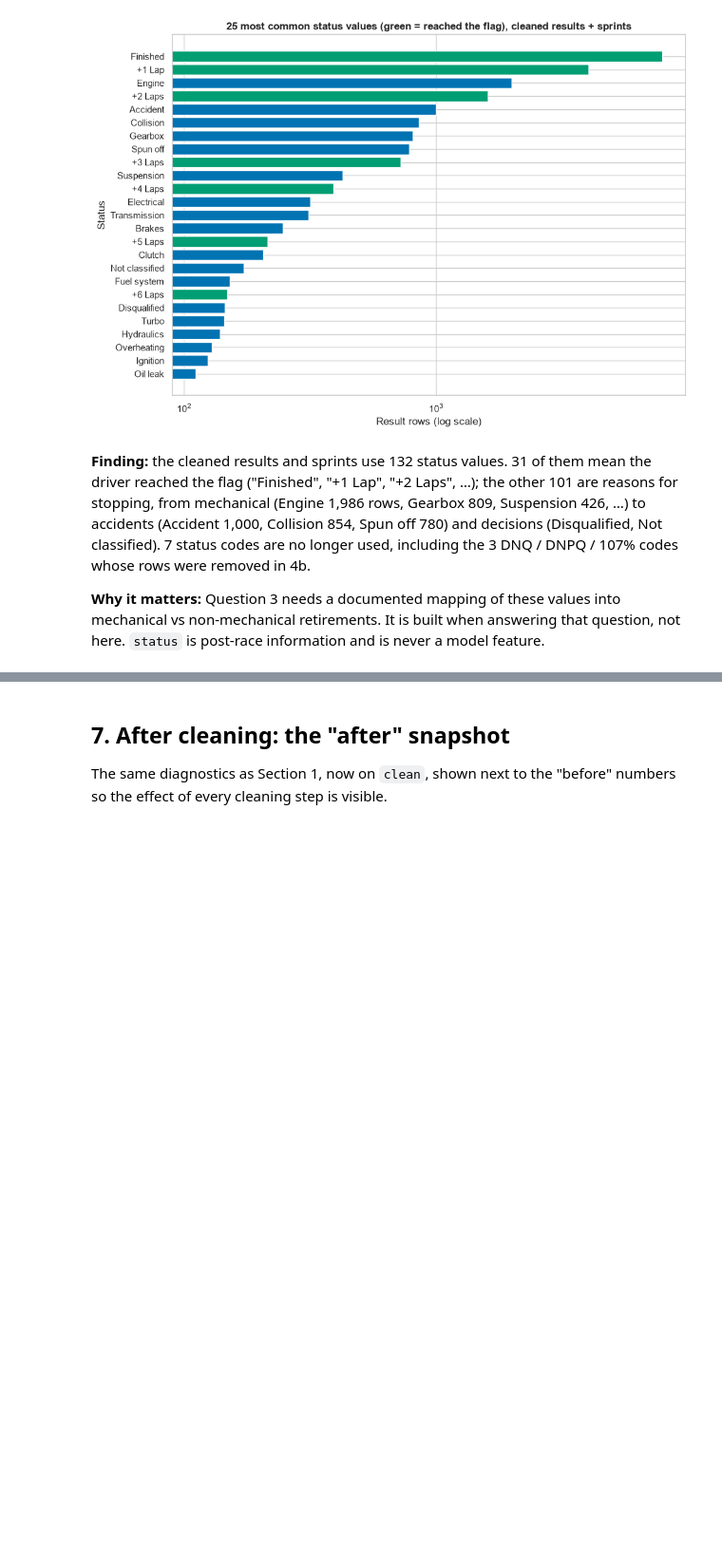
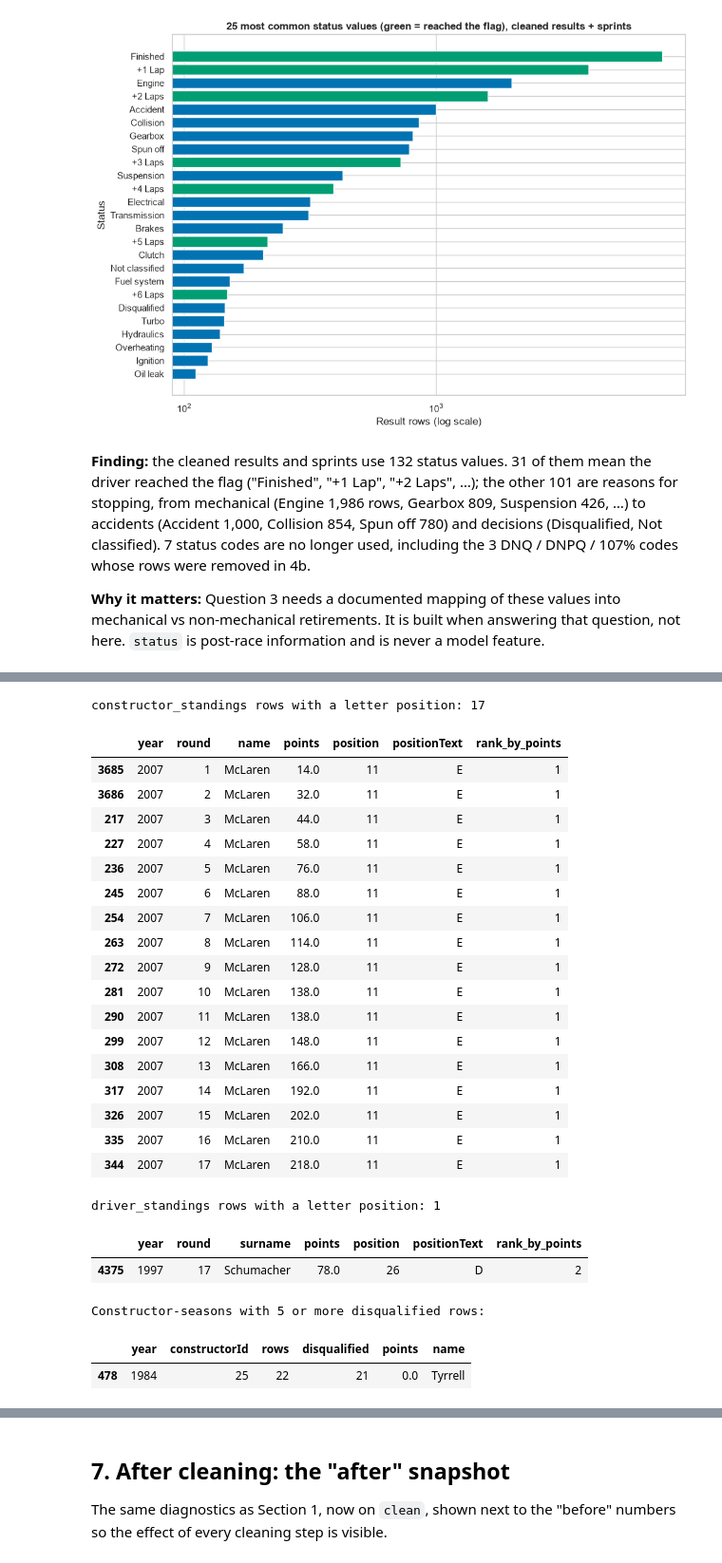
Before and after one commit to OmarOsama55/ACL_F1, a Jupyter notebook: notebooks/01_data_cleaning_audit.ipynb, the cells around one changed output, grey strips where cells are left out. Shown at 95% size. Saved outputs shown, nothing was run; the diff lists cells and outputs as text; code cells hidden in the pictures; blank space fills up the shorter version.

```diff
--- a/notebooks/01_data_cleaning_audit.ipynb
+++ b/notebooks/01_data_cleaning_audit.ipynb
@@ -1823,7 +1911,7 @@ Duplicate (raceId, driverId) pairs: 61, rows: 125, races: 36, seasons 1950–196
 # For each of these drivers, show every row of both cars he appears in, in the order they were recorded.
 ORDER_CASES = [(1951, "French Grand Prix", "Ascari"), (1954, "Belgian Grand Prix", "González"),
                (1956, "French Grand Prix", "da Silva Ramos"), (1961, "British Grand Prix", "Moss")]
-all_rows = with_context(clean["results"]).merge(drivers_per_car(clean["results"]), on=["raceId", "number"])
+all_rows = with_context(clean["results"]).merge(drivers_per_car(clean["results"]), on=   ["raceId", "constructorId", "number"])
 for year, race, driver in ORDER_CASES:
     mine = all_rows.query("year == @year and name == @race and surname == @driver")
     cars = all_rows[(all_rows["raceId"] == mine["raceId"].iloc[0]) & all_rows["number"].isin(mine["number"])]
@@ -2152,0 +2245,54 @@ plt.show()
+# %%
+# ── 6b. Retroactive exclusions · SEE: standings positions that are letters, and what the points say ─
+cs = (clean["constructor_standings"]
+      .merge(clean["races"][["raceId", "year", "round"]], on="raceId")
+      .merge(clean["constructors"][["constructorId", "name"]], on="constructorId"))
+cs["rank_by_points"] = cs.groupby("raceId")["points"].rank(method="min", ascending=False).astype(int)
+ds = (clean["driver_standings"]
+      .merge(clean["races"][["raceId", "year", "round"]], on="raceId")
+      .merge(clean["drivers"][["driverId", "surname"]], on="driverId"))
+ds["rank_by_points"] = ds.groupby("raceId")["points"].rank(method="min", ascending=False).astype(int)
+
+cs_odd = cs[~cs["positionText"].str.fullmatch(r"\d+")]
+ds_odd = ds[~ds["positionText"].str.fullmatch(r"\d+")]
+print(f"constructor_standings rows with a letter position: {len(cs_odd)}")
+display(cs_odd.sort_values("round")[["year", "round", "name", "points", "position", "positionText", "rank_by_points"]])
+print(f"driver_standings rows with a letter position: {len(ds_odd)}")
+display(ds_odd[["year", "round", "surname", "points", "position", "positionText", "rank_by_points"]])
+
+# A related case in results: a constructor-season where almost every row is "Disqualified".
+res = (clean["results"].merge(clean["races"][["raceId", "year"]], on="raceId")
+       .merge(clean["status"], on="statusId"))
+season = (res.groupby(["year", "constructorId"])
+             .agg(rows=("status", "size"), disqualified=("status", lambda s: int(s.eq("Disqualified").sum())),
+                  points=("points", "sum"))
+             .reset_index()
+             .merge(clean["constructors"][["constructorId", "name"]], on="constructorId"))
+print("Constructor-seasons with 5 or more disqualified rows:")
+display(season[season["disqualified"] >= 5])
+# %% [output]
+constructor_standings rows with a letter position: 17
+|  | year | round | name | points | position | positionText | rank_by_points |
+| 3685 | 2007 | 1 | McLaren | 14.0 | 11 | E | 1 |
+| 3686 | 2007 | 2 | McLaren | 32.0 | 11 | E | 1 |
+| 217 | 2007 | 3 | McLaren | 44.0 | 11 | E | 1 |
+| 227 | 2007 | 4 | McLaren | 58.0 | 11 | E | 1 |
+| 236 | 2007 | 5 | McLaren | 76.0 | 11 | E | 1 |
+| 245 | 2007 | 6 | McLaren | 88.0 | 11 | E | 1 |
+| 254 | 2007 | 7 | McLaren | 106.0 | 11 | E | 1 |
+| 263 | 2007 | 8 | McLaren | 114.0 | 11 | E | 1 |
+| 272 | 2007 | 9 | McLaren | 128.0 | 11 | E | 1 |
+| 281 | 2007 | 10 | McLaren | 138.0 | 11 | E | 1 |
+| 290 | 2007 | 11 | McLaren | 138.0 | 11 | E | 1 |
+| 299 | 2007 | 12 | McLaren | 148.0 | 11 | E | 1 |
+| 308 | 2007 | 13 | McLaren | 166.0 | 11 | E | 1 |
+| 317 | 2007 | 14 | McLaren | 192.0 | 11 | E | 1 |
+| 326 | 2007 | 15 | McLaren | 202.0 | 11 | E | 1 |
+| 335 | 2007 | 16 | McLaren | 210.0 | 11 | E | 1 |
+| 344 | 2007 | 17 | McLaren | 218.0 | 11 | E | 1 |
+driver_standings rows with a letter position: 1
+|  | year | round | surname | points | position | positionText | rank_by_points |
+| 4375 | 1997 | 17 | Schumacher | 78.0 | 26 | D | 2 |
+Constructor-seasons with 5 or more disqualified rows:
+|  | year | constructorId | rows | disqualified | points | name |
+| 478 | 1984 | 25 | 22 | 21 | 0.0 | Tyrrell |
```
Also changed, not shown: parts of 26 cells of this notebook.
